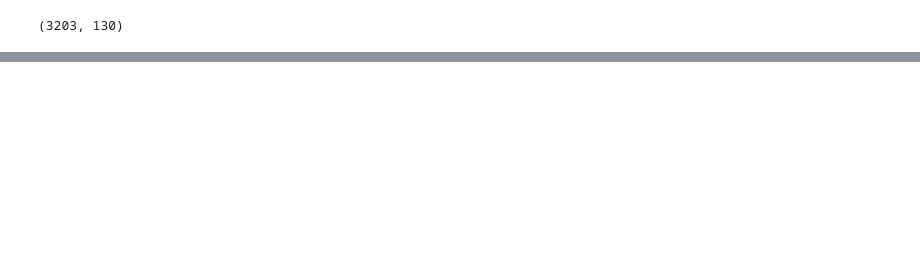
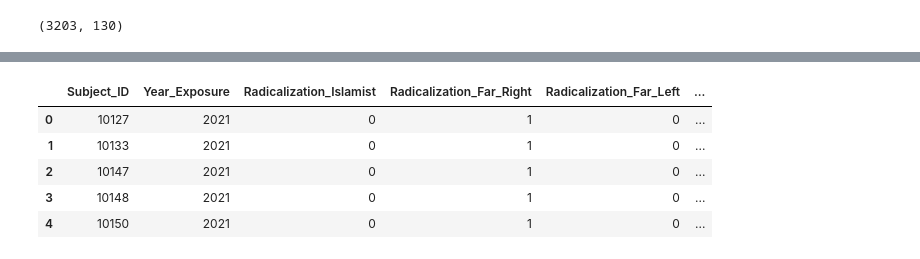
Before and after one commit to mrichburg/extremist_profile_exploration, a Jupyter notebook: notebooks/EDA.ipynb, the cells around one changed output, grey strips where cells are left out. Saved outputs shown, nothing was run; the diff lists cells and outputs as text; code cells hidden in the pictures; blank space fills up the shorter version.

```diff
--- a/notebooks/EDA.ipynb
+++ b/notebooks/EDA.ipynb
@@ -61,0 +65,40 @@ mil_only.dropna(axis=1, how='all').to_excel("../data/PIRUS_March2023/no_empties.
+# %%
+sub_groups = {
+1 : "Militia/gun rights",
+2 : "White supremacist/KKK/Neo-Nazi",
+3 : "Xenophobic/Anti-immigrant",
+4 : "Anti-government",
+5 : "Christian Identity",
+6 : "Environmentalist",
+7 : "New Left",
+8 : "Black Nationalist",
+9 : "Communist",
+10 : "Anarchist",
+11 : "Islamist",
+12 : "Puerto Rican Nationalist",
+13 : "Irish Republican Army",
+14 : "Cult/idiosyncratic",
+15 : "Anti-abortion",
+16 : "Jewish Defense League",
+17 : "Anti-LGBTQ",
+18 : "Other",
+19 : "Male supremacist/Incel",
+20 : "Moorish sovereign",
+21 : "Pro-Trump extremist",
+22 : "Anti-Trump extremist",
+23 : "Anti-Law Enforcement"
+}
+# %%
+#Making Columns Human Readable
+
+
+functions.value_change(fil_mil, "Ideological_Sub_Category1", sub_groups, "Ideological Group")
+
+fil_mil.head(5)
+# %% [output]
+|  | Subject_ID | Year_Exposure | Radicalization_Islamist | Radicalization_Far_Right | Radicalization_Far_Left | ... |
+| 0 | 10127 | 2021 | 0 | 1 | 0 | ... |
+| 1 | 10133 | 2021 | 0 | 1 | 0 | ... |
+| 2 | 10147 | 2021 | 0 | 1 | 0 | ... |
+| 3 | 10148 | 2021 | 0 | 1 | 0 | ... |
+| 4 | 10150 | 2021 | 0 | 1 | 0 | ... |
```
Also changed, not shown: parts of 10 cells of this notebook, 2 other files.
